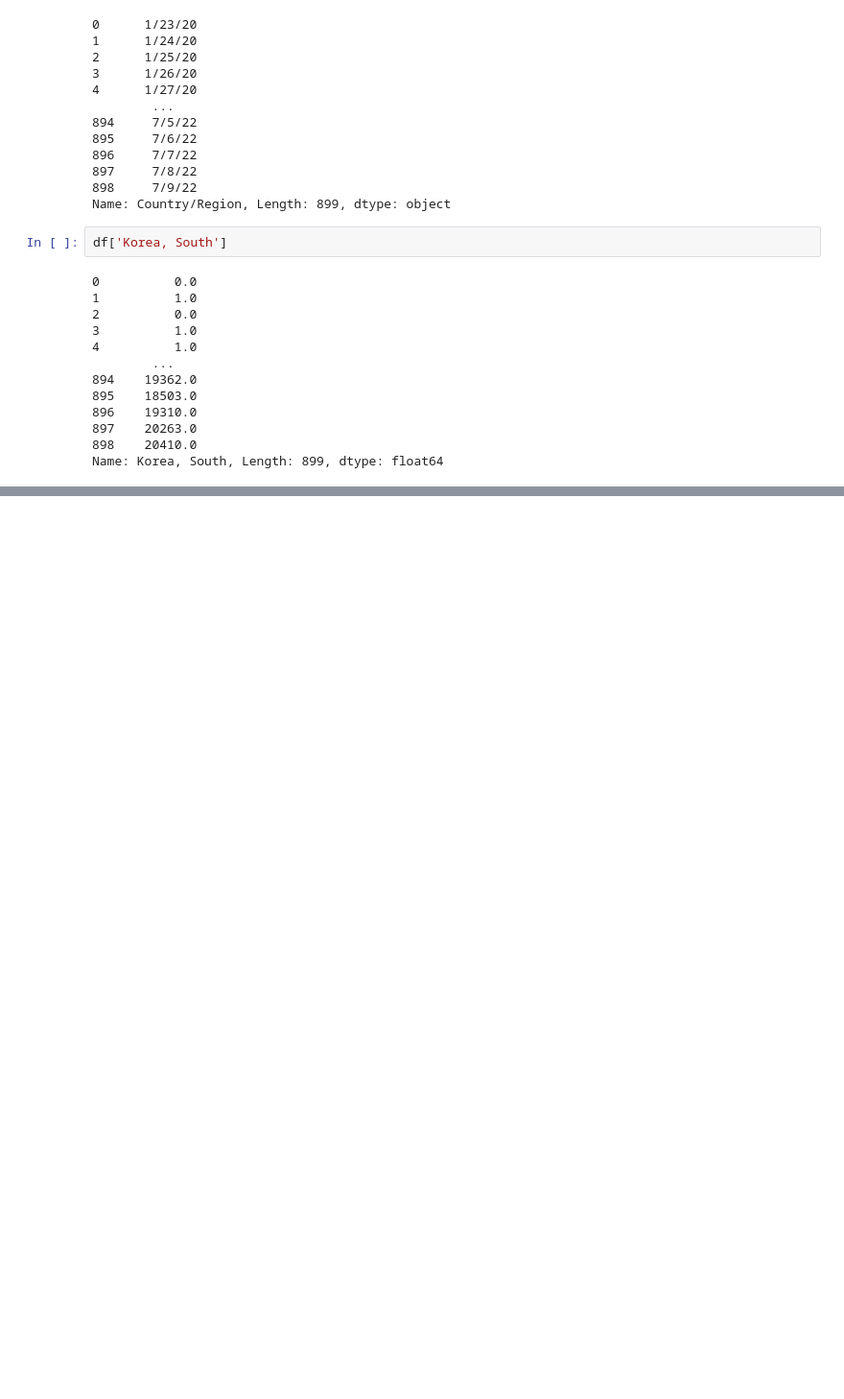
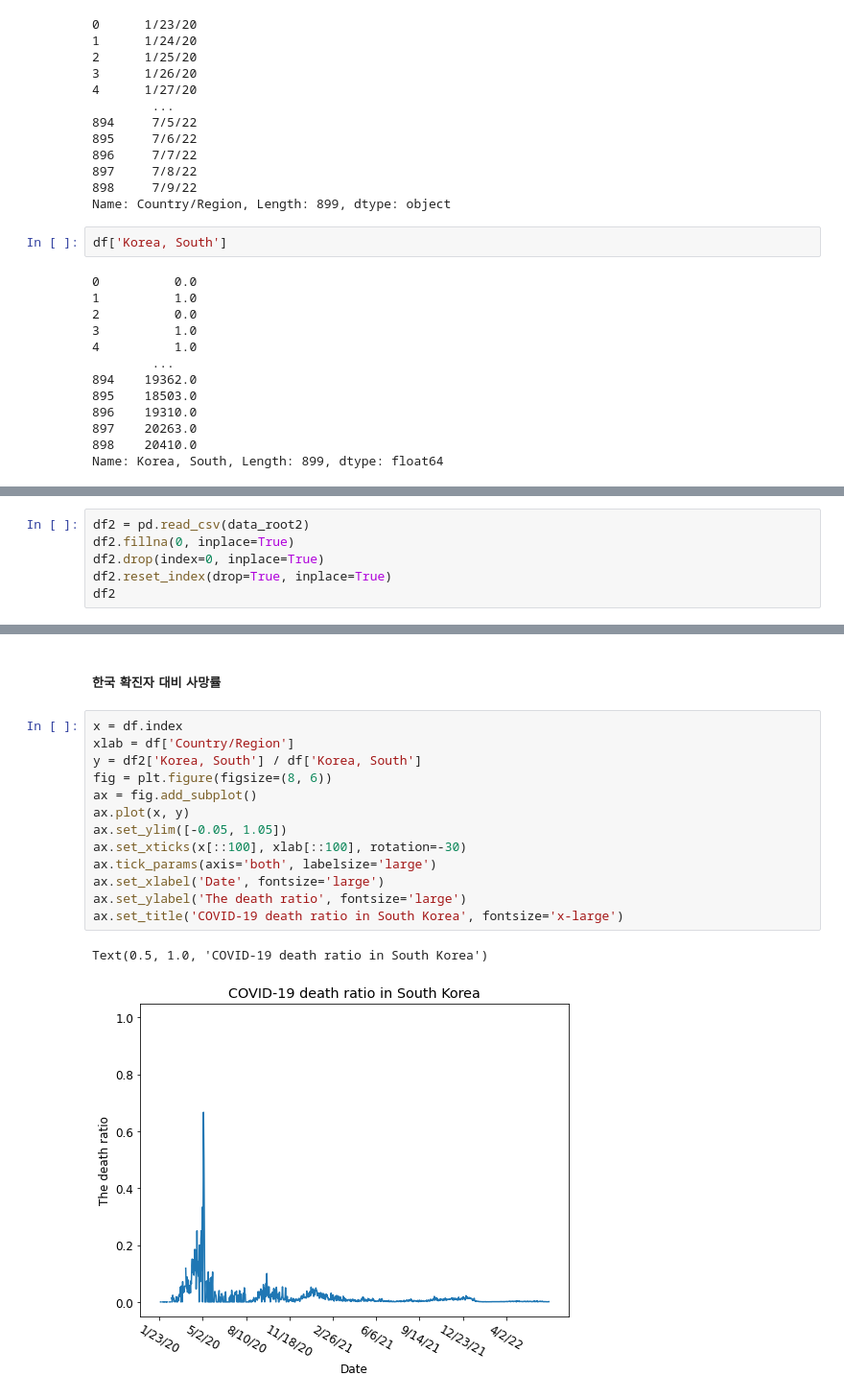
Before and after one commit to munhyunsu/Hobby, a Jupyter notebook: Lectures/2022-DataAnalysis-ChungnamScienceHighSchool/Case2.ipynb, the cells around one changed output, grey strips where cells are left out. Shown at 96% size. Drawn from its saved outputs; the diff is of its cells as text; blank space fills up the shorter version.

```diff
--- a/Lectures/2022-DataAnalysis-ChungnamScienceHighSchool/Case2.ipynb
+++ b/Lectures/2022-DataAnalysis-ChungnamScienceHighSchool/Case2.ipynb
@@ -180,0 +263,6 @@ Text(0.5, 1.0, 'COVID-19 cases in South Korea')
+# %%
+df2 = pd.read_csv(data_root2)
+df2.fillna(0, inplace=True)
+df2.drop(index=0, inplace=True)
+df2.reset_index(drop=True, inplace=True)
+df2
@@ -180,0 +283,18 @@ Text(0.5, 1.0, 'COVID-19 cases in South Korea')
+# %% [markdown]
+##### 한국 확진자 대비 사망률
+# %%
+x = df.index
+xlab = df['Country/Region']
+y = df2['Korea, South'] / df['Korea, South']
+fig = plt.figure(figsize=(8, 6))
+ax = fig.add_subplot()
+ax.plot(x, y)
+ax.set_ylim([-0.05, 1.05])
+ax.set_xticks(x[::100], xlab[::100], rotation=-30)
+ax.tick_params(axis='both', labelsize='large')
+ax.set_xlabel('Date', fontsize='large')
+ax.set_ylabel('The death ratio', fontsize='large')
+ax.set_title('COVID-19 death ratio in South Korea', fontsize='x-large')
+# %% [output]
+Text(0.5, 1.0, 'COVID-19 death ratio in South Korea')
+[figure, added]
```
Also changed, not shown: parts of 20 cells of this notebook.
